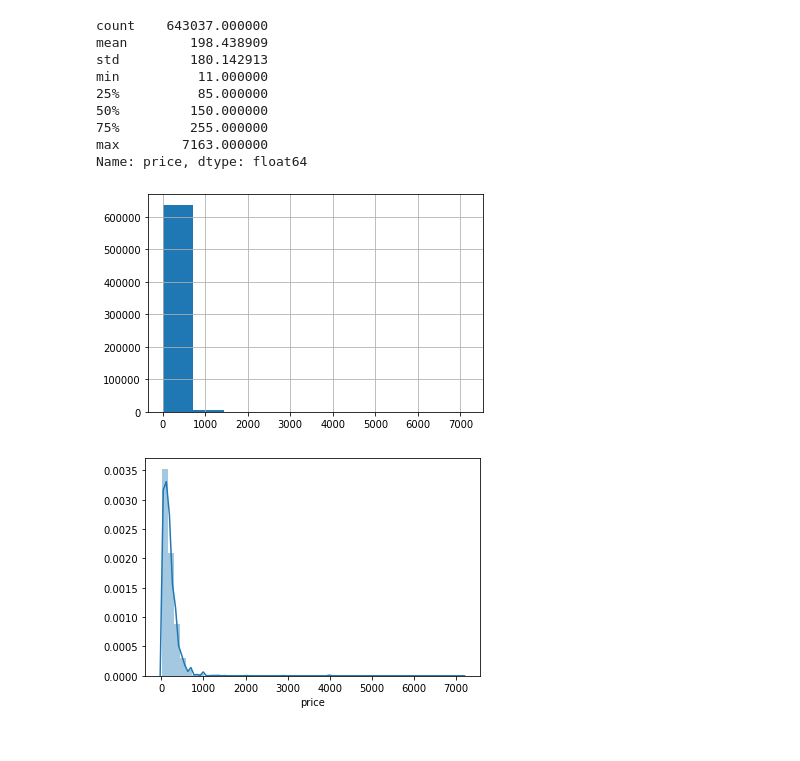
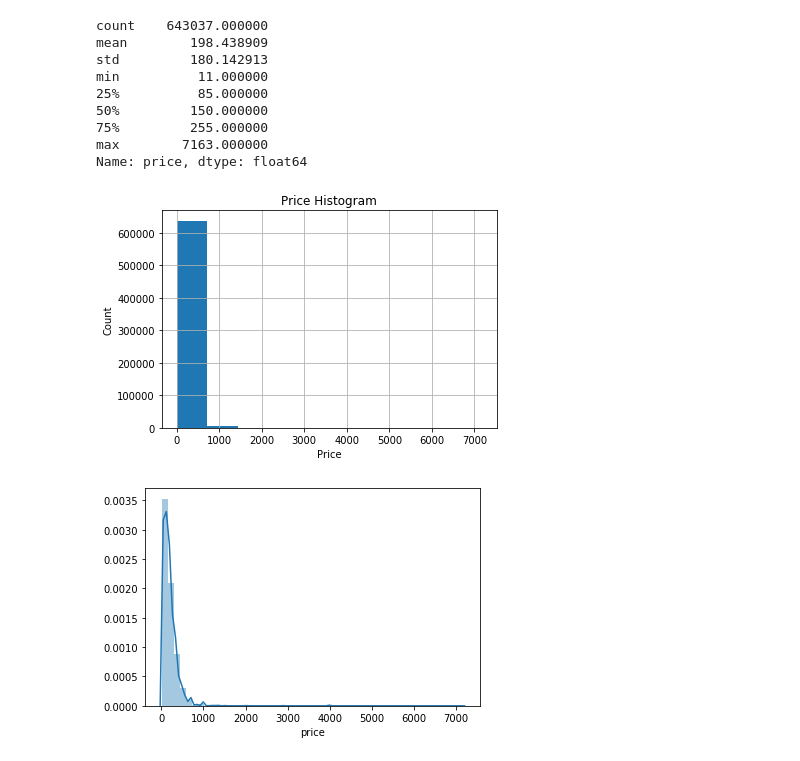
Before and after one commit to kmera/Boston_project, a Jupyter notebook: Thinking_to_Travel_to_Boston_After_the_Lockdown.ipynb, the cells around one changed output. Drawn from its saved outputs; the diff is of its cells as text; code cells hidden in the pictures.

```diff
--- a/Thinking_to_Travel_to_Boston_After_the_Lockdown.ipynb
+++ b/Thinking_to_Travel_to_Boston_After_the_Lockdown.ipynb
@@ -33,7 +33,7 @@ import seaborn as sns
 For the firts question, the calendar data set will be used. Before that, the variable `date` has to be parsed and `price` needs two tranformations; first, remove symbols and then change the type from object to float.
 # %%
 # Read calendar dataset and parse dates
-calendar = pd.read_csv("calendar.csv", low_memory=False, parse_dates=['date'])
+calendar = pd.read_csv("./calendar.csv", low_memory=False, parse_dates=['date'])
 
 # Remove price column symbols and change type to float
 calendar['price'] = calendar['price'].str.replace('[\$\,]','').astype(float)
@@ -79,8 +79,14 @@ Name: price, dtype: float64
 # %%
 # Histogram of the price
 calendar['price'].hist();
+
+# Customize the plot
+plt.title("Price Histogram")
+plt.xlabel("Price")
+plt.ylabel("Count")
+plt.xticks(rotation=0);
 # %% [output]
-[figure, old version]
+[figure, new version]
 # %%
 # Using seaborn to see the price distribution.
 sns.distplot(calendar.price)
```
Also changed, not shown: parts of 9 cells of this notebook.
